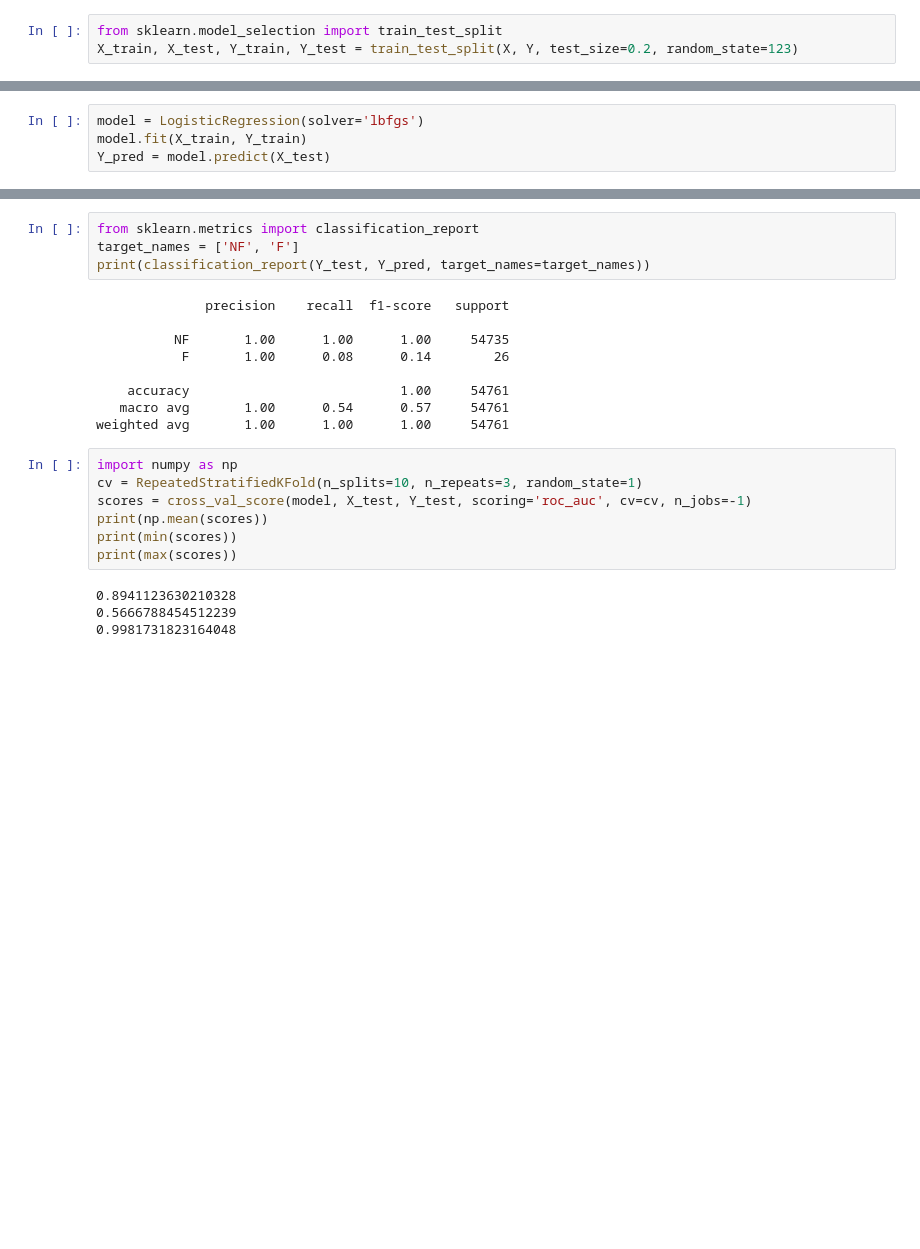
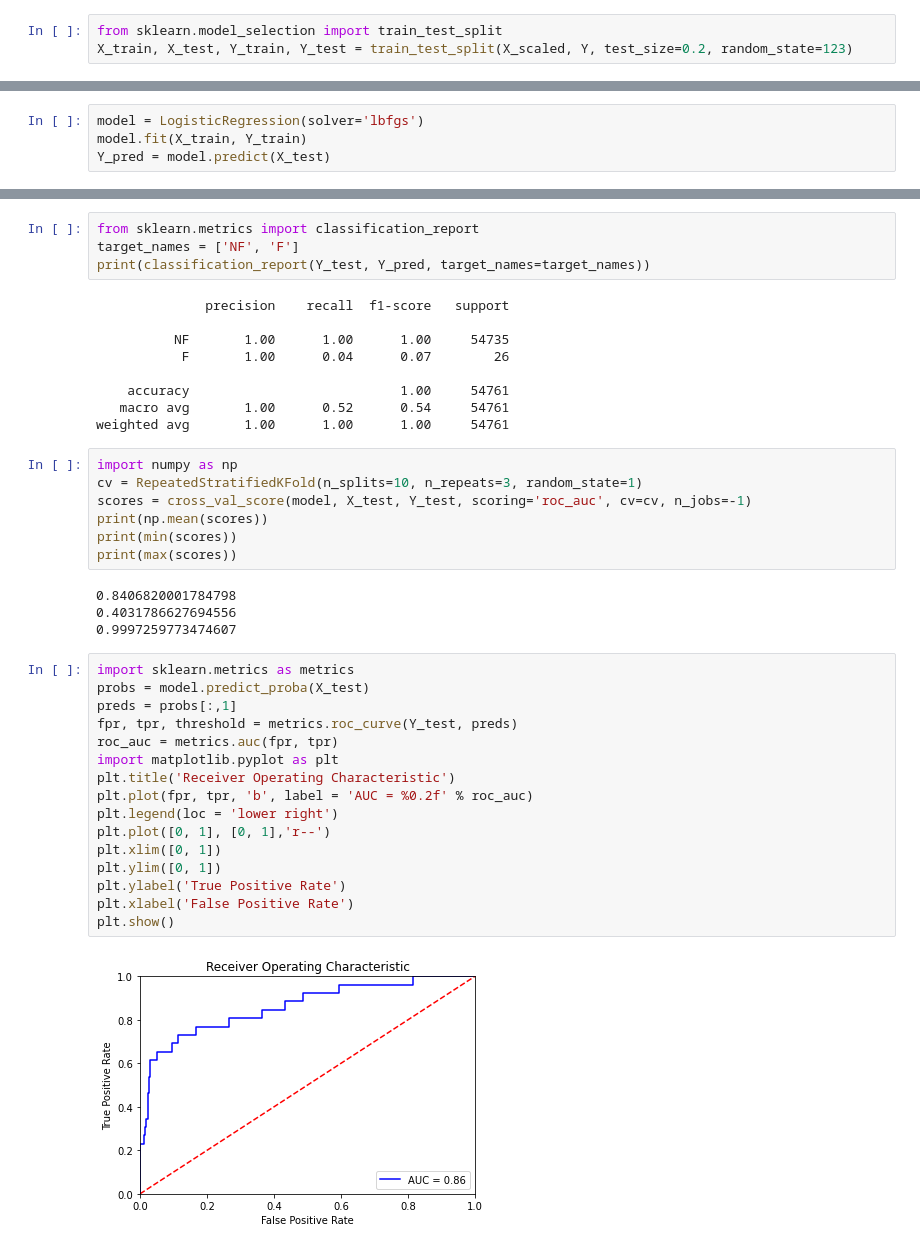
Before and after one commit to RaghavSrivastava25/INSAID-Fraud-Detetction, a Jupyter notebook: INSAID_Fraud_detection.ipynb, the cells around one changed output, grey strips where cells are left out. Saved outputs shown, nothing was run; the diff lists cells and outputs as text; blank space fills up the shorter version.

```diff
--- a/INSAID_Fraud_detection.ipynb
+++ b/INSAID_Fraud_detection.ipynb
@@ -166,7 +166,7 @@ X_scaled.shape
 (273801, 5)
 # %%
 from sklearn.model_selection import train_test_split
-X_train, X_test, Y_train, Y_test = train_test_split(X, Y, test_size=0.2, random_state=123)
+X_train, X_test, Y_train, Y_test = train_test_split(X_scaled, Y, test_size=0.2, random_state=123)
 # %%
 from sklearn.model_selection import cross_val_score
 from sklearn.model_selection import RepeatedStratifiedKFold
@@ -190,10 +190,10 @@ print(classification_report(Y_test, Y_pred, target_names=target_names))
               precision    recall  f1-score   support
 
           NF       1.00      1.00      1.00     54735
-           F       1.00      0.08      0.14        26
+           F       1.00      0.04      0.07        26
 
     accuracy                           1.00     54761
-   macro avg       1.00      0.54      0.57     54761
+   macro avg       1.00      0.52      0.54     54761
 weighted avg       1.00      1.00      1.00     54761
 # %%
 import numpy as np
@@ -203,6 +203,24 @@ print(np.mean(scores))
 print(min(scores))
 print(max(scores))
 # %% [output]
-0.8941123630210328
-0.5666788454512239
-0.9981731823164048
+0.8406820001784798
+0.4031786627694556
+0.9997259773474607
+# %%
+import sklearn.metrics as metrics
+probs = model.predict_proba(X_test)
+preds = probs[:,1]
+fpr, tpr, threshold = metrics.roc_curve(Y_test, preds)
+roc_auc = metrics.auc(fpr, tpr)
+import matplotlib.pyplot as plt
+plt.title('Receiver Operating Characteristic')
+plt.plot(fpr, tpr, 'b', label = 'AUC = %0.2f' % roc_auc)
+plt.legend(loc = 'lower right')
+plt.plot([0, 1], [0, 1],'r--')
+plt.xlim([0, 1])
+plt.ylim([0, 1])
+plt.ylabel('True Positive Rate')
+plt.xlabel('False Positive Rate')
+plt.show()
+# %% [output]
+[figure, added]
```
Also changed, not shown: parts of 1 cell of this notebook.
